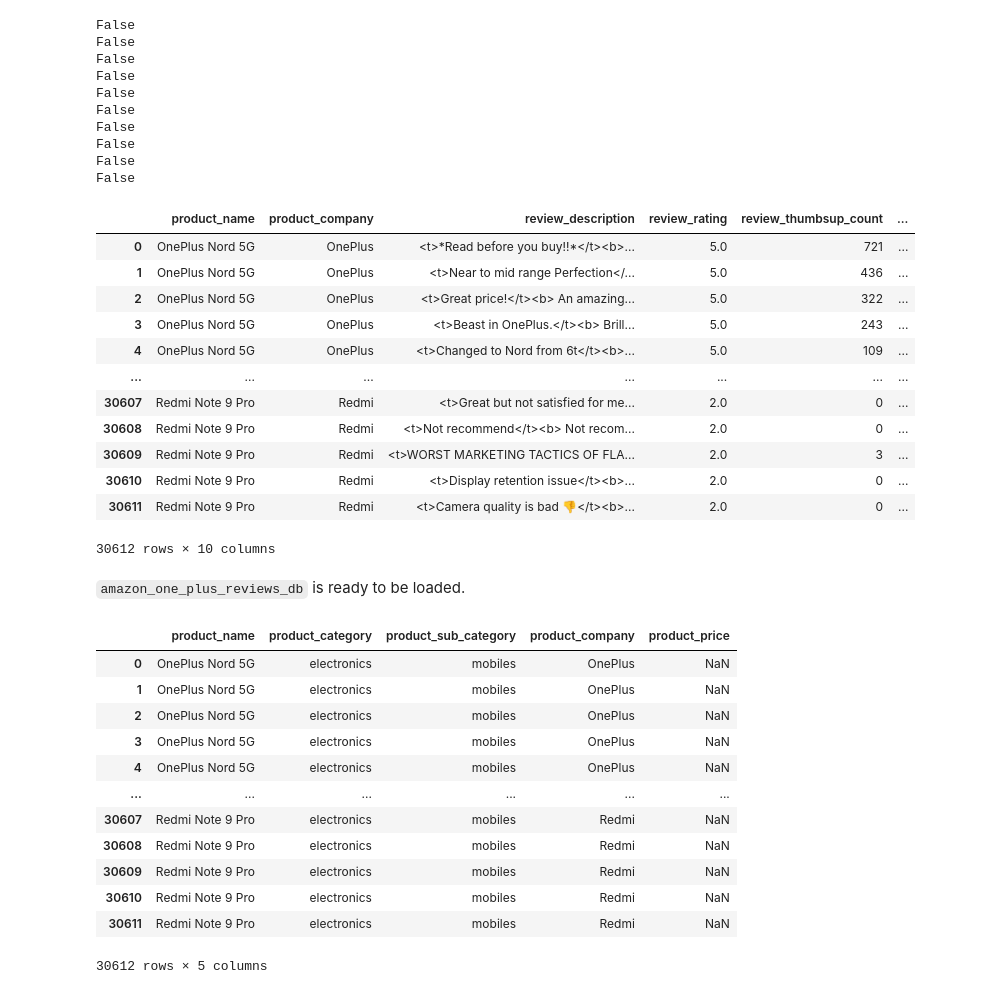
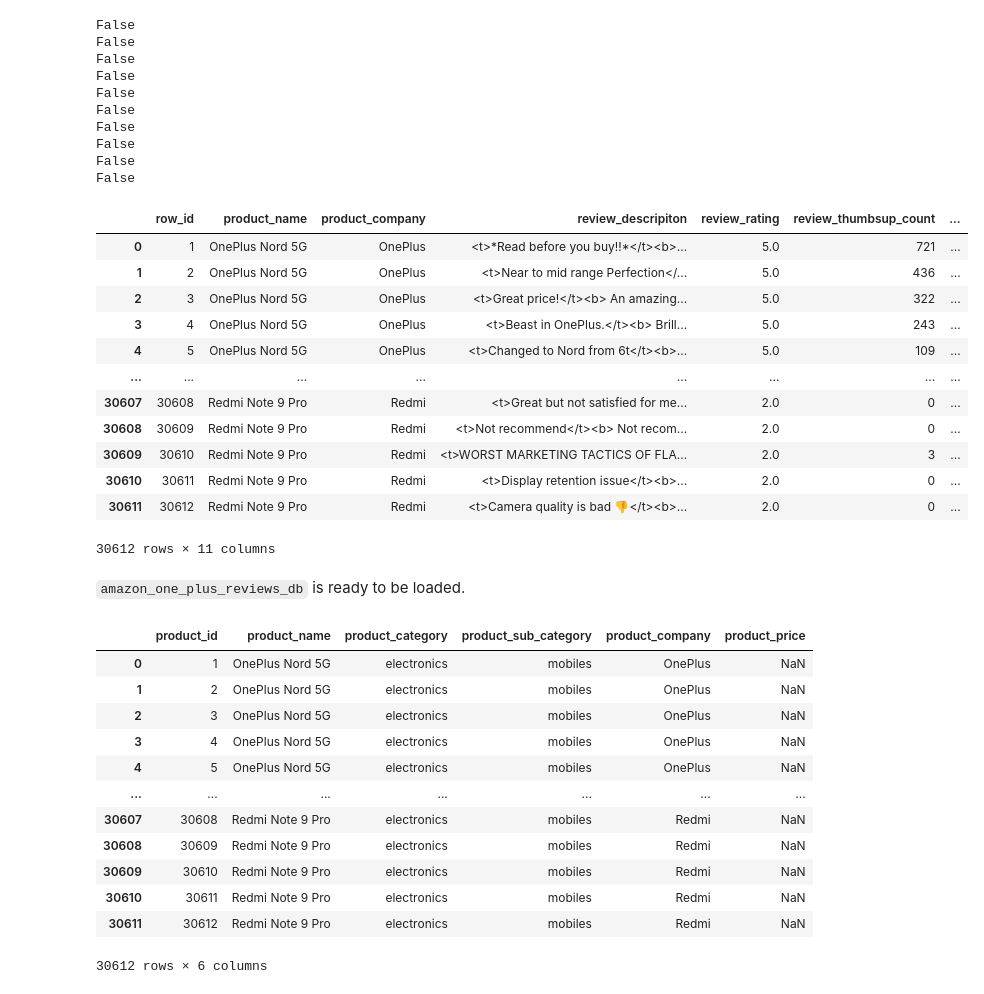
Before and after one commit to AminArshadi/CSI-4142-project, a Jupyter notebook: amazon_one_plus_reviews.ipynb, the cells around one changed output. Drawn from its saved outputs; the diff is of its cells as text; code cells hidden in the pictures.

```diff
--- a/amazon_one_plus_reviews.ipynb
+++ b/amazon_one_plus_reviews.ipynb
@@ -313,47 +312,52 @@ False
 False
 # %%
 # Rename columns
-amazon_one_plus_reviews_db.columns = ['product_name', 'product_company', 'review_rating', 'review_thumbsup_count', 'review_country', 'review_date', 'is_verfied_purchase', 'product_category', 'product_sub_category', 'review_description']
+amazon_one_plus_reviews_db.columns = ['product_name', 'product_company', 'review_rating', 'review_thumbsup_count', 'review_country', 'review_date', 'is_verfied_purchase', 'product_category', 'product_sub_category', 'review_descripiton']
 
 # Reorder columns
-new_order = ['product_name', 'product_company', 'review_description', 'review_rating', 'review_thumbsup_count', 'review_country', 'review_date', 'is_verfied_purchase', 'product_category', 'product_sub_category']
+new_order = ['product_name', 'product_company', 'review_descripiton', 'review_rating', 'review_thumbsup_count', 'review_country', 'review_date', 'is_verfied_purchase', 'product_category', 'product_sub_category']
 amazon_one_plus_reviews_db = amazon_one_plus_reviews_db[new_order]
 
+# Adding unique IDs
+amazon_one_plus_reviews_db.insert(0, 'row_id', range(1, 1 + len(amazon_one_plus_reviews_db)))
 amazon_one_plus_reviews_db
 # %% [output]
-|  | product_name | product_company | review_description | review_rating | review_thumbsup_count | ... |
-| 0 | OnePlus Nord 5G | OnePlus | <t>*Read before you buy!!*</t><b>... | 5.0 | 721 | ... |
-| 1 | OnePlus Nord 5G | OnePlus | <t>Near to mid range Perfection</... | 5.0 | 436 | ... |
-| 2 | OnePlus Nord 5G | OnePlus | <t>Great price!</t><b> An amazing... | 5.0 | 322 | ... |
-| 3 | OnePlus Nord 5G | OnePlus | <t>Beast in OnePlus.</t><b> Brill... | 5.0 | 243 | ... |
-| 4 | OnePlus Nord 5G | OnePlus | <t>Changed to Nord from 6t</t><b>... | 5.0 | 109 | ... |
-| ... | ... | ... | ... | ... | ... | ... |
-| 30607 | Redmi Note 9 Pro | Redmi | <t>Great but not satisfied for me... | 2.0 | 0 | ... |
-| 30608 | Redmi Note 9 Pro | Redmi | <t>Not recommend</t><b> Not recom... | 2.0 | 0 | ... |
-| 30609 | Redmi Note 9 Pro | Redmi | <t>WORST MARKETING TACTICS OF FLA... | 2.0 | 3 | ... |
-| 30610 | Redmi Note 9 Pro | Redmi | <t>Display retention issue</t><b>... | 2.0 | 0 | ... |
-| 30611 | Redmi Note 9 Pro | Redmi | <t>Camera quality is bad 👎</t><b>... | 2.0 | 0 | ... |
+|  | row_id | product_name | product_company | review_descripiton | review_rating | review_thumbsup_count | ... |
+| 0 | 1 | OnePlus Nord 5G | OnePlus | <t>*Read before you buy!!*</t><b>... | 5.0 | 721 | ... |
+| 1 | 2 | OnePlus Nord 5G | OnePlus | <t>Near to mid range Perfection</... | 5.0 | 436 | ... |
+| 2 | 3 | OnePlus Nord 5G | OnePlus | <t>Great price!</t><b> An amazing... | 5.0 | 322 | ... |
+| 3 | 4 | OnePlus Nord 5G | OnePlus | <t>Beast in OnePlus.</t><b> Brill... | 5.0 | 243 | ... |
+| 4 | 5 | OnePlus Nord 5G | OnePlus | <t>Changed to Nord from 6t</t><b>... | 5.0 | 109 | ... |
+| ... | ... | ... | ... | ... | ... | ... | ... |
+| 30607 | 30608 | Redmi Note 9 Pro | Redmi | <t>Great but not satisfied for me... | 2.0 | 0 | ... |
+| 30608 | 30609 | Redmi Note 9 Pro | Redmi | <t>Not recommend</t><b> Not recom... | 2.0 | 0 | ... |
+| 30609 | 30610 | Redmi Note 9 Pro | Redmi | <t>WORST MARKETING TACTICS OF FLA... | 2.0 | 3 | ... |
+| 30610 | 30611 | Redmi Note 9 Pro | Redmi | <t>Display retention issue</t><b>... | 2.0 | 0 | ... |
+| 30611 | 30612 | Redmi Note 9 Pro | Redmi | <t>Camera quality is bad 👎</t><b>... | 2.0 | 0 | ... |
-30612 rows × 10 columns
+30612 rows × 11 columns
 # %% [markdown]
 `amazon_one_plus_reviews_db` is ready to be loaded.
 # %%
 # Create product dimension
-product_dimension = amazon_one_plus_reviews_db[['product_name', 'product_category', 'product_sub_category', 'product_company']]
+product_dimension = amazon_one_plus_reviews_db[['row_id', 'product_name', 'product_category', 'product_sub_category', 'product_company']]
 product_dimension['product_price'] = pd.Series()
+
+# Renaming the row_id column
+product_dimension.rename(columns={'row_id': 'product_id'}, inplace=True)
 product_dimension
 # %% [output]
-|  | product_name | product_category | product_sub_category | product_company | product_price |
-| 0 | OnePlus Nord 5G | electronics | mobiles | OnePlus | NaN |
-| 1 | OnePlus Nord 5G | electronics | mobiles | OnePlus | NaN |
-| 2 | OnePlus Nord 5G | electronics | mobiles | OnePlus | NaN |
-| 3 | OnePlus Nord 5G | electronics | mobiles | OnePlus | NaN |
-| 4 | OnePlus Nord 5G | electronics | mobiles | OnePlus | NaN |
-| ... | ... | ... | ... | ... | ... |
-| 30607 | Redmi Note 9 Pro | electronics | mobiles | Redmi | NaN |
-| 30608 | Redmi Note 9 Pro | electronics | mobiles | Redmi | NaN |
-| 30609 | Redmi Note 9 Pro | electronics | mobiles | Redmi | NaN |
-| 30610 | Redmi Note 9 Pro | electronics | mobiles | Redmi | NaN |
-| 30611 | Redmi Note 9 Pro | electronics | mobiles | Redmi | NaN |
+|  | product_id | product_name | product_category | product_sub_category | product_company | product_price |
+| 0 | 1 | OnePlus Nord 5G | electronics | mobiles | OnePlus | NaN |
+| 1 | 2 | OnePlus Nord 5G | electronics | mobiles | OnePlus | NaN |
+| 2 | 3 | OnePlus Nord 5G | electronics | mobiles | OnePlus | NaN |
+| 3 | 4 | OnePlus Nord 5G | electronics | mobiles | OnePlus | NaN |
+| 4 | 5 | OnePlus Nord 5G | electronics | mobiles | OnePlus | NaN |
+| ... | ... | ... | ... | ... | ... | ... |
+| 30607 | 30608 | Redmi Note 9 Pro | electronics | mobiles | Redmi | NaN |
+| 30608 | 30609 | Redmi Note 9 Pro | electronics | mobiles | Redmi | NaN |
+| 30609 | 30610 | Redmi Note 9 Pro | electronics | mobiles | Redmi | NaN |
+| 30610 | 30611 | Redmi Note 9 Pro | electronics | mobiles | Redmi | NaN |
+| 30611 | 30612 | Redmi Note 9 Pro | electronics | mobiles | Redmi | NaN |
-30612 rows × 5 columns
+30612 rows × 6 columns
 # %%
 # Create review dimension
```
Also changed, not shown: parts of 4 cells of this notebook, 4 other files.
